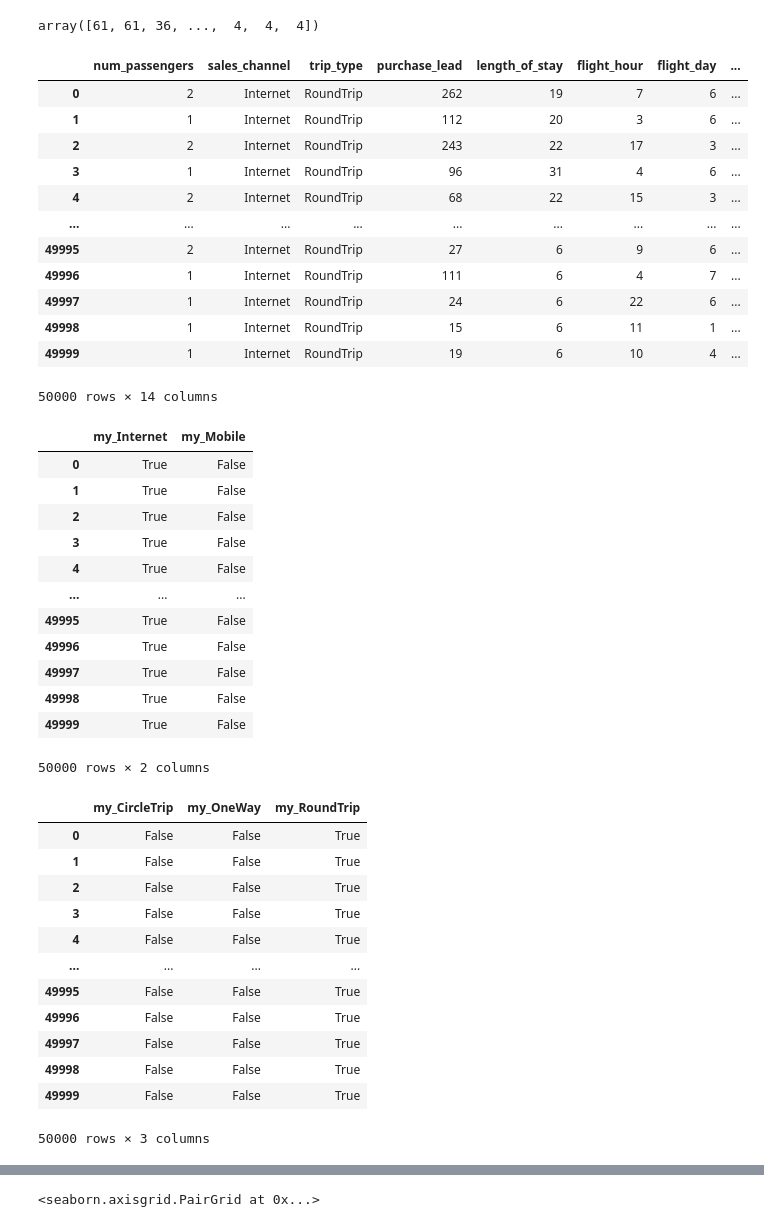
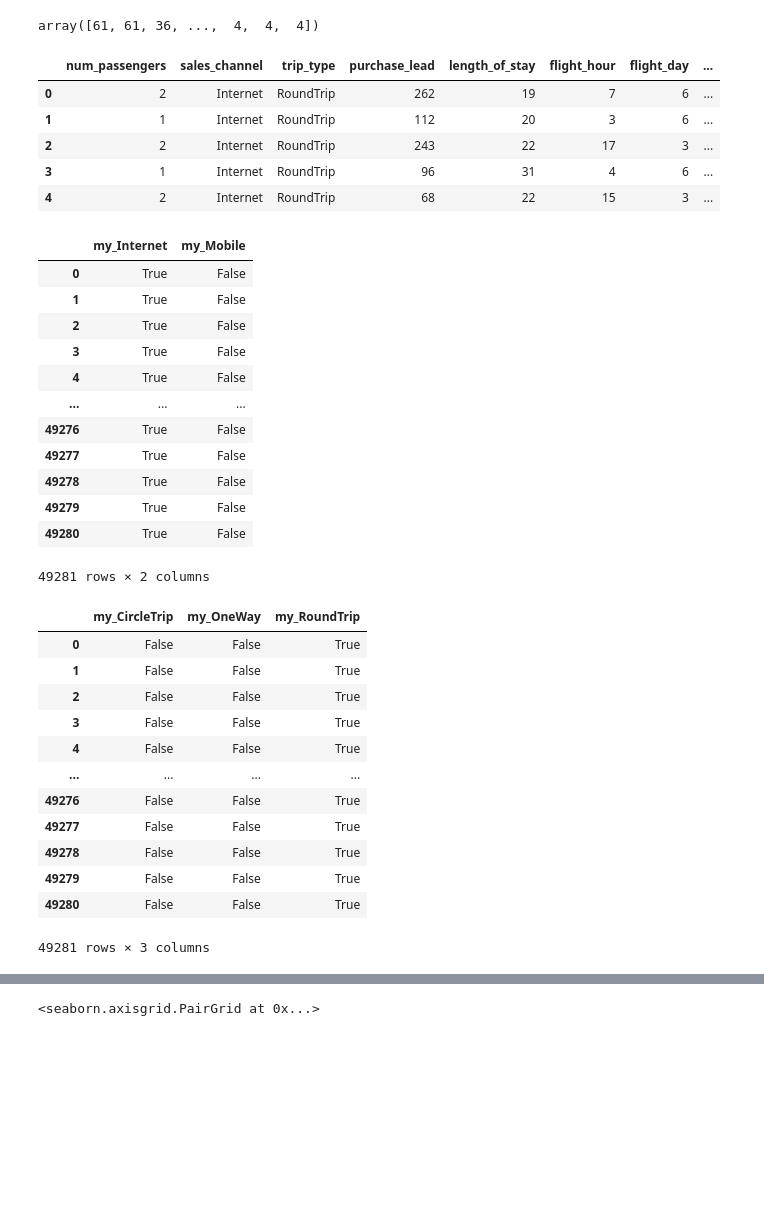
Before and after one commit to ecmaxim/final_project, a Jupyter notebook: draft_project.ipynb, the cells around one changed output, grey strips where cells are left out. Drawn from its saved outputs; the diff is of its cells as text; code cells hidden in the pictures; blank space fills up the shorter version.

```diff
--- a/draft_project.ipynb
+++ b/draft_project.ipynb
@@ -143,7 +145,7 @@ df.to_csv(r"C:\Users\User\Python311_4\newclasswork\final_project\alldata.csv", i
 # %% [markdown]
 # Сводная по колонкам
 # %%
-df=pd.read_csv('customer_booking_new.csv', encoding = 'UTF-8')
+df=pd.read_csv('alldata.csv', encoding = 'UTF-8')
 df
 # %% [output]
 |  | num_passengers | sales_channel | trip_type | purchase_lead | length_of_stay | flight_hour | flight_day | ... |
@@ -318,22 +317,16 @@ array([61, 61, 36, ...,  4,  4,  4])
 df['booking_origin'] = booking_origin_encoded
 df['route'] = route_encoded
 # %%
-df
+df.head()
 # %% [output]
 |  | num_passengers | sales_channel | trip_type | purchase_lead | length_of_stay | flight_hour | flight_day | ... |
 | 0 | 2 | Internet | RoundTrip | 262 | 19 | 7 | 6 | ... |
 | 1 | 1 | Internet | RoundTrip | 112 | 20 | 3 | 6 | ... |
 | 2 | 2 | Internet | RoundTrip | 243 | 22 | 17 | 3 | ... |
 | 3 | 1 | Internet | RoundTrip | 96 | 31 | 4 | 6 | ... |
 | 4 | 2 | Internet | RoundTrip | 68 | 22 | 15 | 3 | ... |
-| ... | ... | ... | ... | ... | ... | ... | ... | ... |
-| 49995 | 2 | Internet | RoundTrip | 27 | 6 | 9 | 6 | ... |
-| 49996 | 1 | Internet | RoundTrip | 111 | 6 | 4 | 7 | ... |
-| 49997 | 1 | Internet | RoundTrip | 24 | 6 | 22 | 6 | ... |
-| 49998 | 1 | Internet | RoundTrip | 15 | 6 | 11 | 1 | ... |
-| 49999 | 1 | Internet | RoundTrip | 19 | 6 | 10 | 4 | ... |
-50000 rows × 14 columns
 # %%
+# из категорийльных значений столбца каналы продаж создаем отдельные столбцы
 channels = pd.get_dummies(df['sales_channel'], prefix = 'my', drop_first = False)
 channels
 # %% [output]
@@ -344,13 +337,14 @@ channels
 | 3 | True | False |
 | 4 | True | False |
 | ... | ... | ... |
-| 49995 | True | False |
-| 49996 | True | False |
-| 49997 | True | False |
-| 49998 | True | False |
-| 49999 | True | False |
+| 49276 | True | False |
+| 49277 | True | False |
+| 49278 | True | False |
+| 49279 | True | False |
+| 49280 | True | False |
-50000 rows × 2 columns
+49281 rows × 2 columns
 # %%
+# из категорийльных значений столбца тип билета создаем отдельные столбцы
 trip = pd.get_dummies(df['trip_type'], prefix = 'my', drop_first = False)
 trip
 # %% [output]
@@ -361,10 +355,10 @@ trip
 | 3 | False | False | True |
 | 4 | False | False | True |
 | ... | ... | ... | ... |
-| 49995 | False | False | True |
-| 49996 | False | False | True |
-| 49997 | False | False | True |
-| 49998 | False | False | True |
-| 49999 | False | False | True |
+| 49276 | False | False | True |
+| 49277 | False | False | True |
+| 49278 | False | False | True |
+| 49279 | False | False | True |
+| 49280 | False | False | True |
-50000 rows × 3 columns
+49281 rows × 3 columns
 # %%
```
Also changed, not shown: parts of 33 cells of this notebook, 8 other files.
